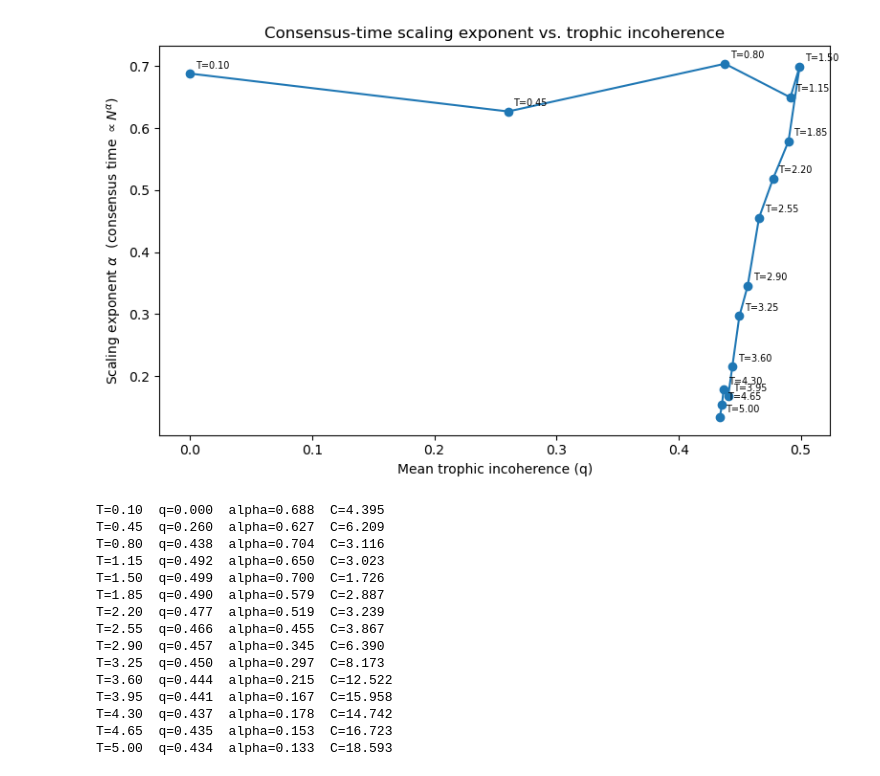
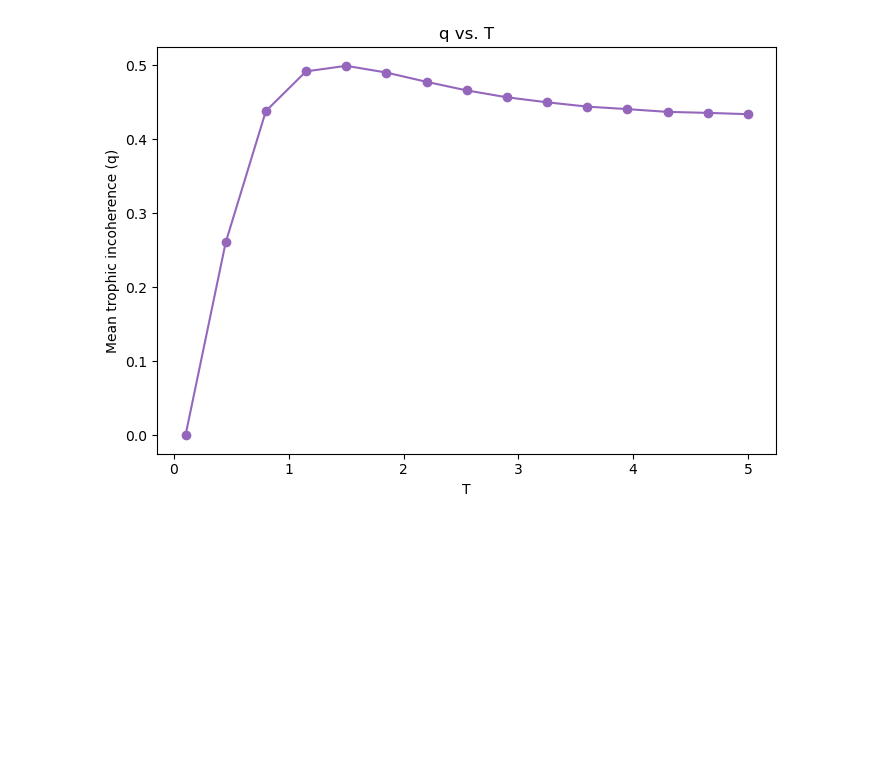
Before and after one commit to caleb-chandler/hierarchy-info-project, a Jupyter notebook: analysis.ipynb, the cells around one changed output. Cells and saved outputs as stored; diff of their text form; code cells hidden in the pictures; blank space fills up the shorter version.

Commit message:
some new plots

```diff
--- a/analysis.ipynb
+++ b/analysis.ipynb
@@ -59,31 +83,5 @@ plt.show()
 # %%
-# scaling exponents: fit consensus_time ~ C * N^alpha per T/q curve
-
-exponents, prefactors, q_means, T_values = [], [], [], []
-
-for path in result_files:
-    T = float(re.search(r'T_(\d+p\d+)\.pkl', path).group(1).replace('p', '.'))
-    data = load_results(path)
-
-    sizes = sorted(data.keys())
-    medians = []
-    all_q = []
-    for N in sizes:
-        conv_times = [trial['predicted_convergence_time'] for trial in data[N]]
-        medians.append(np.median(conv_times))
-        all_q.extend(trial['trophic_incoherence'] for trial in data[N])
-
-    alpha, intercept = np.polyfit(np.log(sizes), np.log(medians), 1)
-
-    exponents.append(alpha)
-    prefactors.append(np.exp(intercept))
-    q_means.append(np.mean(all_q))
-    T_values.append(T)
-
-exponents = np.array(exponents)
-prefactors = np.array(prefactors)
-q_means = np.array(q_means)
-T_values = np.array(T_values)
+# scaling exponents: consensus_time ~ C * N^alpha per T/q curve
 
 fig, ax = plt.subplots(figsize=(8, 5))
 ax.plot(q_means, exponents, 'o-', color='tab:blue')
@@ -102,20 +100,20 @@ plt.show()
 
 for T, q, a, c in zip(T_values, q_means, exponents, prefactors):
     print(f'T={T:.2f}  q={q:.3f}  alpha={a:.3f}  C={c:.3f}')
-# %% [output]
-[figure, removed]
-T=0.10  q=0.000  alpha=0.688  C=4.395
-T=0.45  q=0.260  alpha=0.627  C=6.209
-T=0.80  q=0.438  alpha=0.704  C=3.116
-T=1.15  q=0.492  alpha=0.650  C=3.023
-T=1.50  q=0.499  alpha=0.700  C=1.726
-T=1.85  q=0.490  alpha=0.579  C=2.887
-T=2.20  q=0.477  alpha=0.519  C=3.239
-T=2.55  q=0.466  alpha=0.455  C=3.867
-T=2.90  q=0.457  alpha=0.345  C=6.390
-T=3.25  q=0.450  alpha=0.297  C=8.173
-T=3.60  q=0.444  alpha=0.215  C=12.522
-T=3.95  q=0.441  alpha=0.167  C=15.958
-T=4.30  q=0.437  alpha=0.178  C=14.742
-T=4.65  q=0.435  alpha=0.153  C=16.723
-T=5.00  q=0.434  alpha=0.133  C=18.593
+# %%
+# T vs. q directly -- checking the non-monotonic relationship between them
+
+fig, ax = plt.subplots(figsize=(7, 5))
+ax.plot(T_values, q_means, 'o-', color='tab:purple')
+
+ax.set_xlabel('T')
+ax.set_ylabel('Mean trophic incoherence (q)')
+ax.set_title('q vs. T')
+fig.tight_layout()
+
+os.makedirs('figures', exist_ok=True)
+fig.savefig('figures/q_vs_T.png', dpi=300, bbox_inches='tight')
+
+plt.show()
+# %% [output]
+[figure, added]
```
Also changed, not shown: parts of 6 cells of this notebook, 11 other files.
